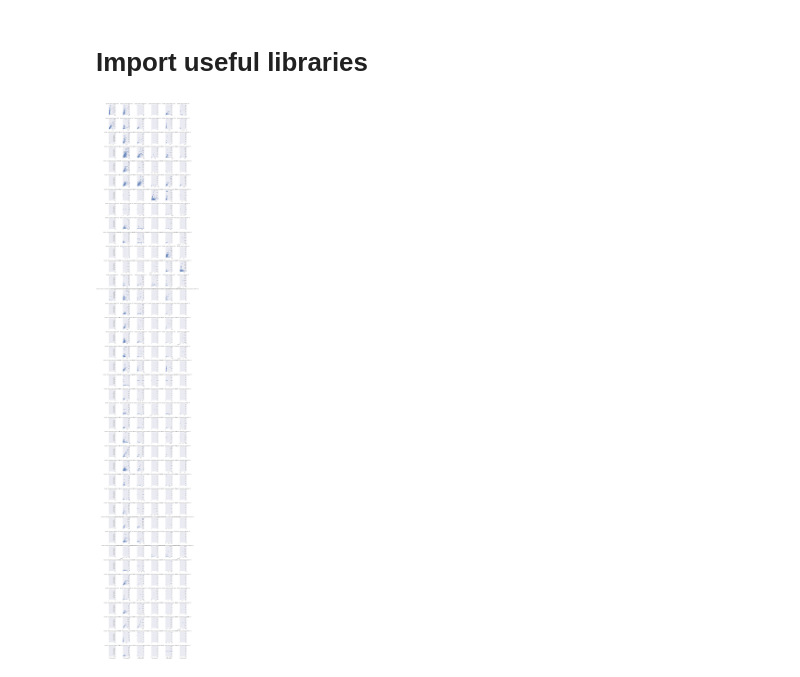
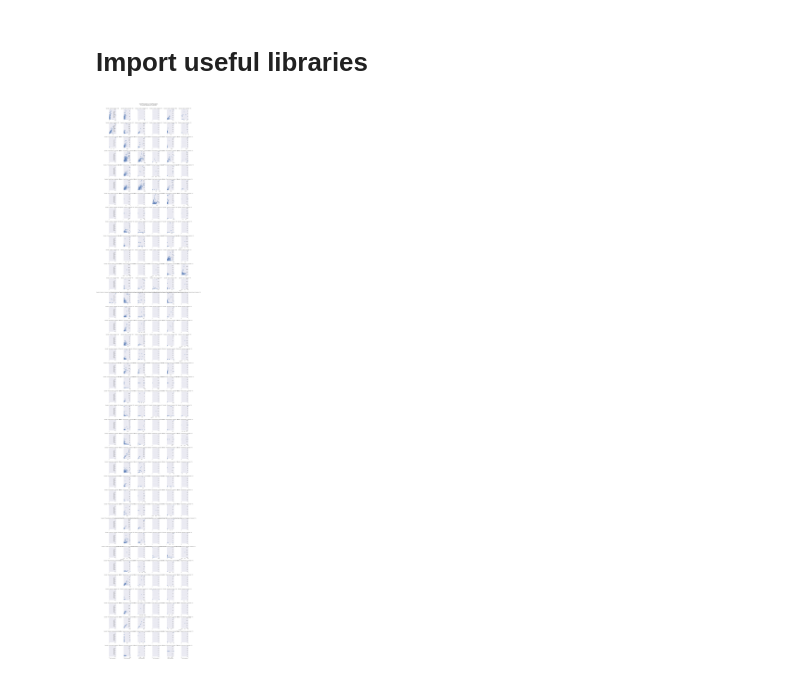
Before and after one commit to acomets/opioid-crisis, a Jupyter notebook: notebooks/opioid-prescription-rates.ipynb, the cells around one changed output. Saved outputs shown, nothing was run; the diff lists cells and outputs as text; code cells hidden in the pictures.

Commit message:
Added title to facet plot

```diff
--- a/notebooks/opioid-prescription-rates.ipynb
+++ b/notebooks/opioid-prescription-rates.ipynb
@@ -49,6 +47,10 @@ for axes in [ax for axlist in g.axes for ax in axlist]:
-# %%
-g.fig
-# %% [output]
-[figure, removed]
+# %%
+for axes in [ax for axlist in g.axes for ax in axlist]:
+    axes.invert_xaxis()
+g.fig.subplots_adjust(top=0.97)
+g.fig.suptitle('Opioid Prescriptions vs. Total Prescriptions\nby clinician Specialty and Credentials')
+g.fig
+# %% [output]
+[figure, added]
 # %%
 g.savefig('../docs/facet.jpg')
```
Also changed, not shown: parts of 1 cell of this notebook, 1 other file.
